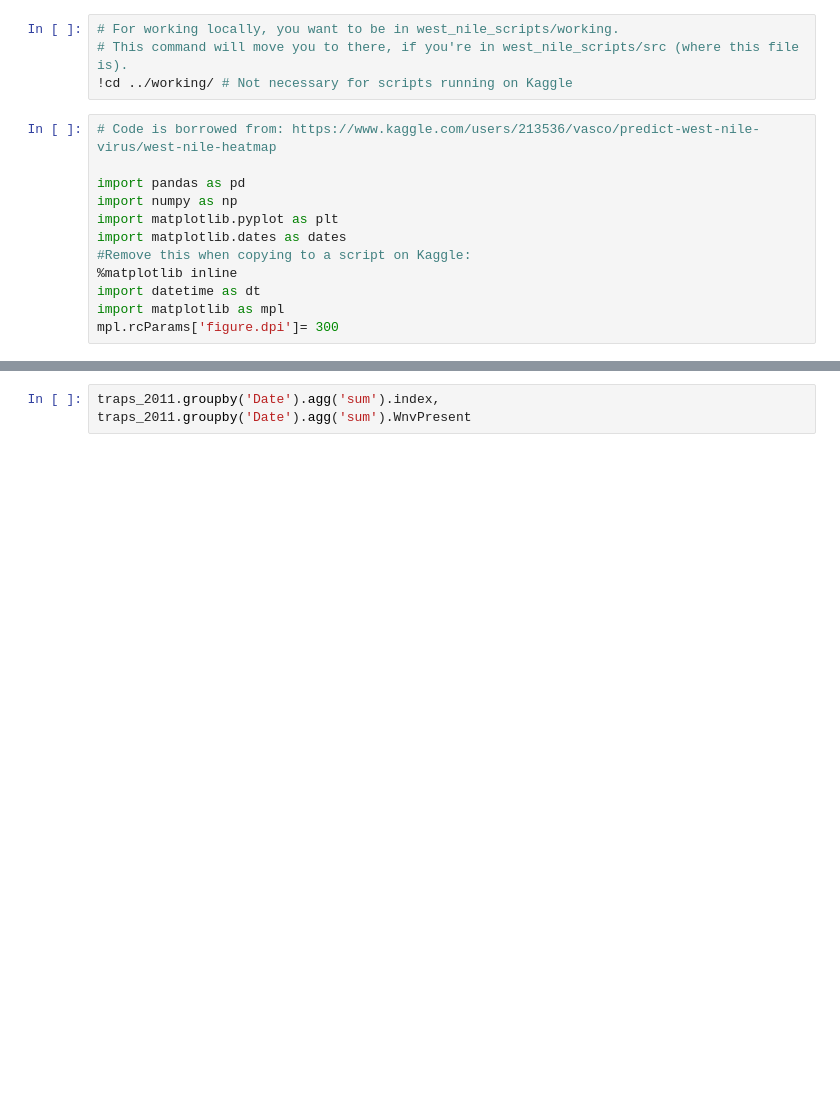
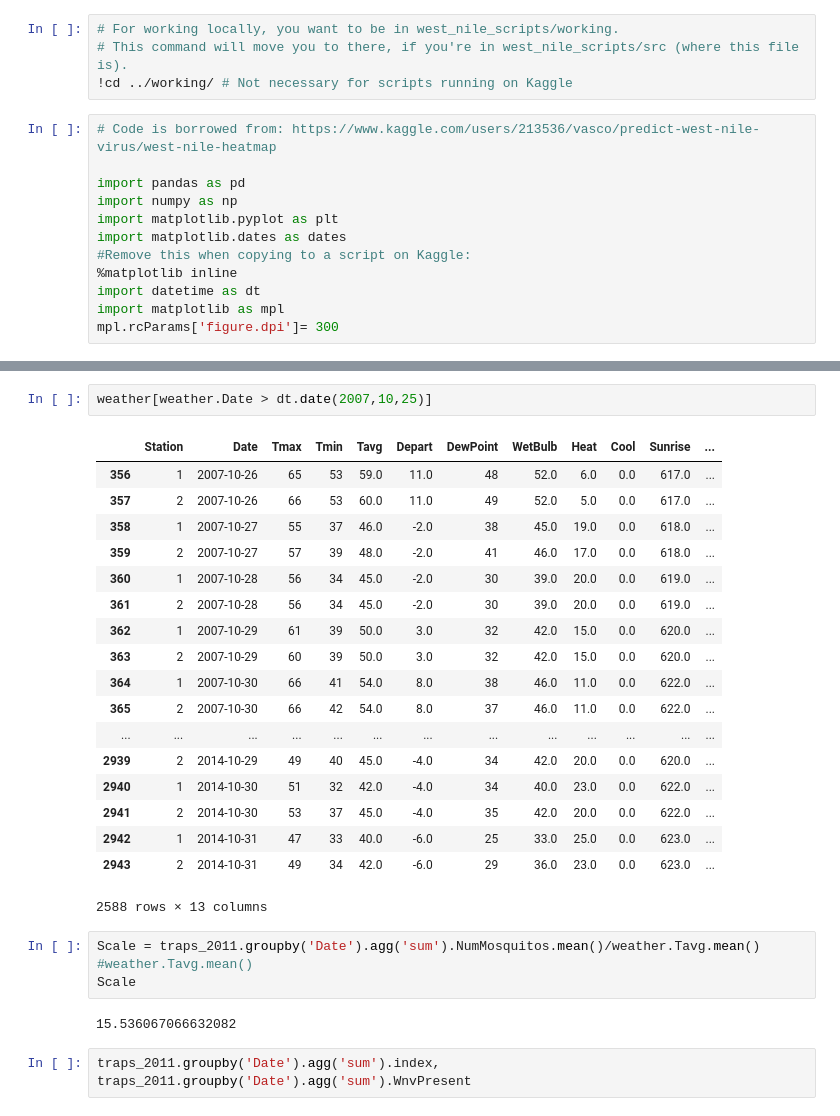
Before and after one commit to pmin91/DS_projects, a Jupyter notebook: 03 - mcnulty/west_nile/src/measurement_locations.ipynb, the cells around one changed output, grey strips where cells are left out. Cells and saved outputs as stored; diff of their text form; blank space fills up the shorter version.

```diff
--- a/03 - mcnulty/west_nile/src/measurement_locations.ipynb
+++ b/03 - mcnulty/west_nile/src/measurement_locations.ipynb
@@ -94,3 +200,30 @@ plt.gcf().autofmt_xdate()
+# %%
+weather[weather.Date > dt.date(2007,10,25)]
+# %% [output]
+|  | Station | Date | Tmax | Tmin | Tavg | Depart | DewPoint | WetBulb | Heat | Cool | Sunrise | ... |
+| 356 | 1 | 2007-10-26 | 65 | 53 | 59.0 | 11.0 | 48 | 52.0 | 6.0 | 0.0 | 617.0 | ... |
+| 357 | 2 | 2007-10-26 | 66 | 53 | 60.0 | 11.0 | 49 | 52.0 | 5.0 | 0.0 | 617.0 | ... |
+| 358 | 1 | 2007-10-27 | 55 | 37 | 46.0 | -2.0 | 38 | 45.0 | 19.0 | 0.0 | 618.0 | ... |
+| 359 | 2 | 2007-10-27 | 57 | 39 | 48.0 | -2.0 | 41 | 46.0 | 17.0 | 0.0 | 618.0 | ... |
+| 360 | 1 | 2007-10-28 | 56 | 34 | 45.0 | -2.0 | 30 | 39.0 | 20.0 | 0.0 | 619.0 | ... |
+| 361 | 2 | 2007-10-28 | 56 | 34 | 45.0 | -2.0 | 30 | 39.0 | 20.0 | 0.0 | 619.0 | ... |
+| 362 | 1 | 2007-10-29 | 61 | 39 | 50.0 | 3.0 | 32 | 42.0 | 15.0 | 0.0 | 620.0 | ... |
+| 363 | 2 | 2007-10-29 | 60 | 39 | 50.0 | 3.0 | 32 | 42.0 | 15.0 | 0.0 | 620.0 | ... |
+| 364 | 1 | 2007-10-30 | 66 | 41 | 54.0 | 8.0 | 38 | 46.0 | 11.0 | 0.0 | 622.0 | ... |
+| 365 | 2 | 2007-10-30 | 66 | 42 | 54.0 | 8.0 | 37 | 46.0 | 11.0 | 0.0 | 622.0 | ... |
+| ... | ... | ... | ... | ... | ... | ... | ... | ... | ... | ... | ... | ... |
+| 2939 | 2 | 2014-10-29 | 49 | 40 | 45.0 | -4.0 | 34 | 42.0 | 20.0 | 0.0 | 620.0 | ... |
+| 2940 | 1 | 2014-10-30 | 51 | 32 | 42.0 | -4.0 | 34 | 40.0 | 23.0 | 0.0 | 622.0 | ... |
+| 2941 | 2 | 2014-10-30 | 53 | 37 | 45.0 | -4.0 | 35 | 42.0 | 20.0 | 0.0 | 622.0 | ... |
+| 2942 | 1 | 2014-10-31 | 47 | 33 | 40.0 | -6.0 | 25 | 33.0 | 25.0 | 0.0 | 623.0 | ... |
+| 2943 | 2 | 2014-10-31 | 49 | 34 | 42.0 | -6.0 | 29 | 36.0 | 23.0 | 0.0 | 623.0 | ... |
+2588 rows × 13 columns
+# %%
+Scale = traps_2011.groupby('Date').agg('sum').NumMosquitos.mean()/weather.Tavg.mean()
+#weather.Tavg.mean()
+Scale
+# %% [output]
+15.536067066632082
 # %%
 traps_2011.groupby('Date').agg('sum').index, traps_2011.groupby('Date').agg('sum').WnvPresent
 # %% [output]
```
Also changed, not shown: parts of 26 cells of this notebook, 2 other files.
